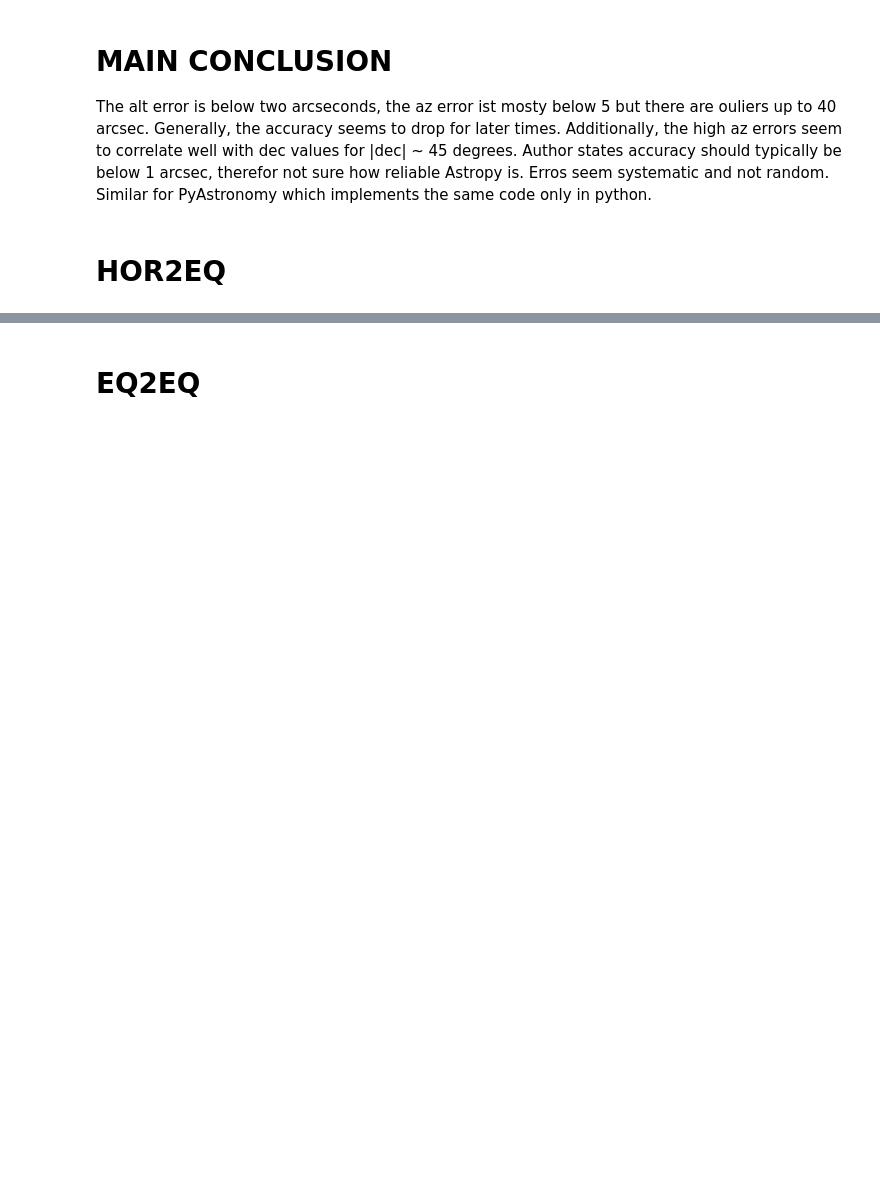
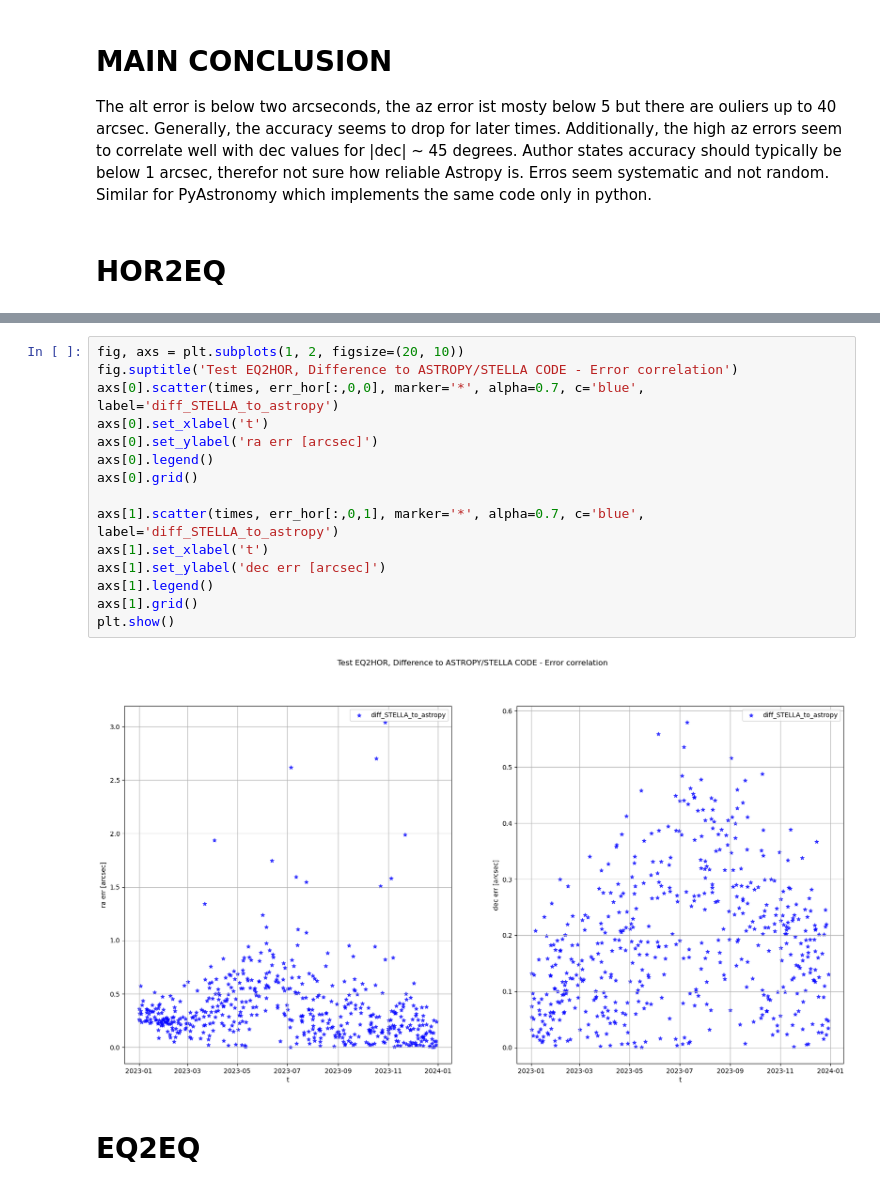
Before and after one commit to BROTLib/AstroBROT, a Jupyter notebook: testing/BROT_test.ipynb, the cells around one changed output, grey strips where cells are left out. Saved outputs shown, nothing was run; the diff lists cells and outputs as text; blank space fills up the shorter version.

```diff
--- a/testing/BROT_test.ipynb
+++ b/testing/BROT_test.ipynb
@@ -543,3 +538,20 @@ plt.show()
+# %%
+fig, axs = plt.subplots(1, 2, figsize=(20, 10))
+fig.suptitle('Test EQ2HOR, Difference to ASTROPY/STELLA CODE - Error correlation')
+axs[0].scatter(times, err_hor[:,0,0], marker='*', alpha=0.7, c='blue', label='diff_STELLA_to_astropy')
+axs[0].set_xlabel('t')
+axs[0].set_ylabel('ra err [arcsec]')
+axs[0].legend()
+axs[0].grid()
+
+axs[1].scatter(times, err_hor[:,0,1], marker='*', alpha=0.7, c='blue', label='diff_STELLA_to_astropy')
+axs[1].set_xlabel('t')
+axs[1].set_ylabel('dec err [arcsec]')
+axs[1].legend()
+axs[1].grid()
+plt.show()
+# %% [output]
+[figure, added]
 # %% [markdown]
 # EQ2EQ
 # %%
```
Also changed, not shown: parts of 9 cells of this notebook, 18 other files.
